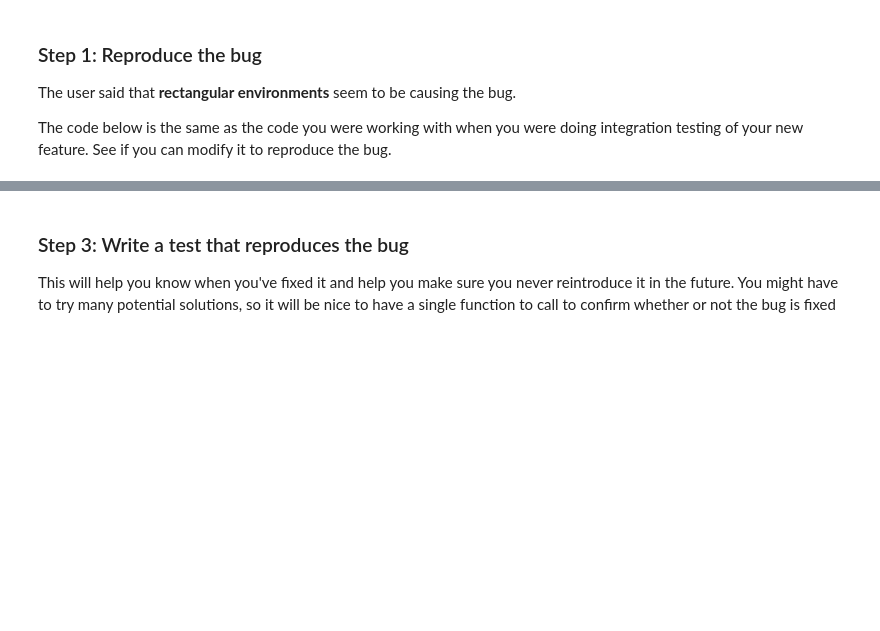
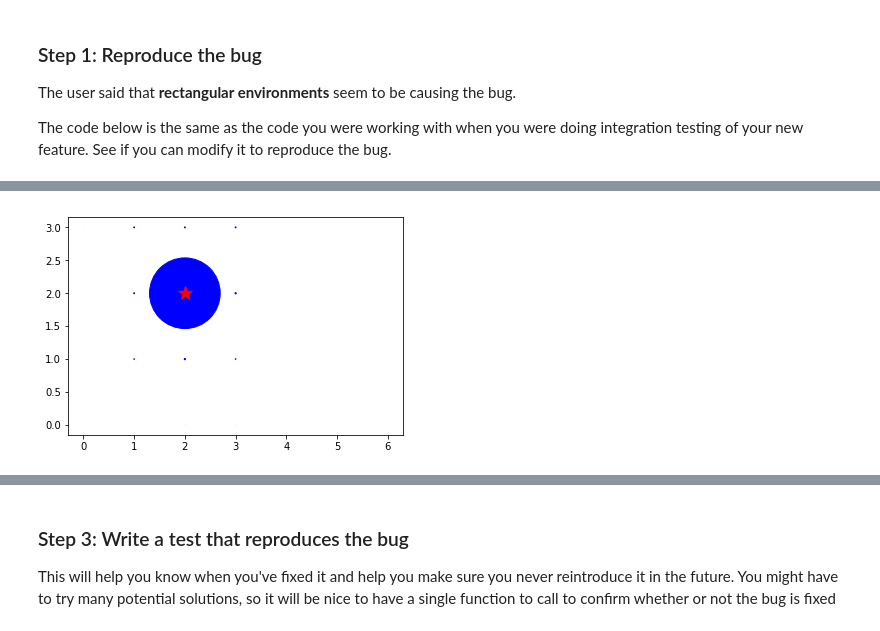
Before and after one commit to 894743926/Computer-Vision, a Jupyter notebook: exercises/3_1_Localiztion_Mini_Project/writeup.ipynb, the cells around one changed output, grey strips where cells are left out. Drawn from its saved outputs; the diff is of its cells as text; code cells hidden in the pictures; blank space fills up the shorter version.

```diff
--- a/exercises/3_1_Localiztion_Mini_Project/writeup.ipynb
+++ b/exercises/3_1_Localiztion_Mini_Project/writeup.ipynb
@@ -268,5 +273,8 @@ simulation.show_beliefs()
 # %%
 simulation.run(1)
+simulation.show_beliefs()
+# %% [output]
+[figure, added]
 # %% [markdown]
 ### Step 2: Read and Understand the error message
 If you triggered the bug, you should see an error message directly above this cell. The end of that message should say:
```
Also changed, not shown: parts of 8 cells of this notebook, 3 other files.
